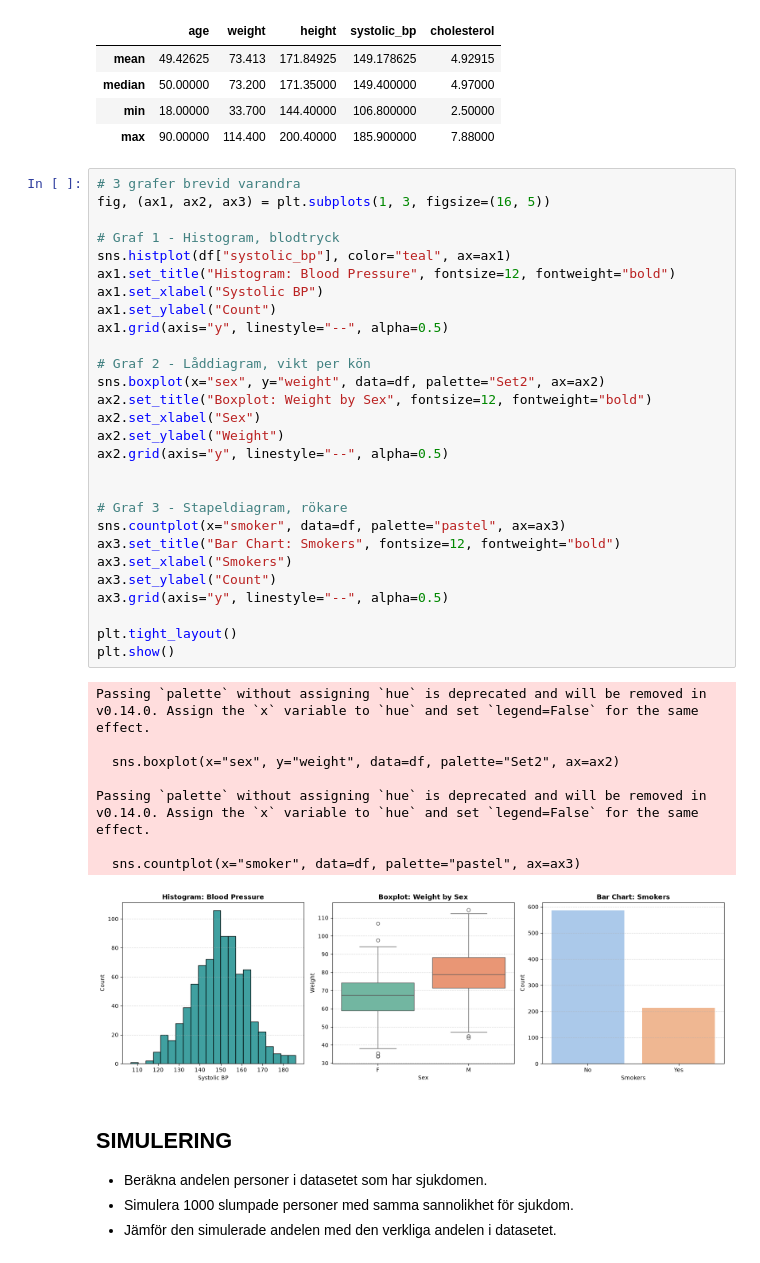
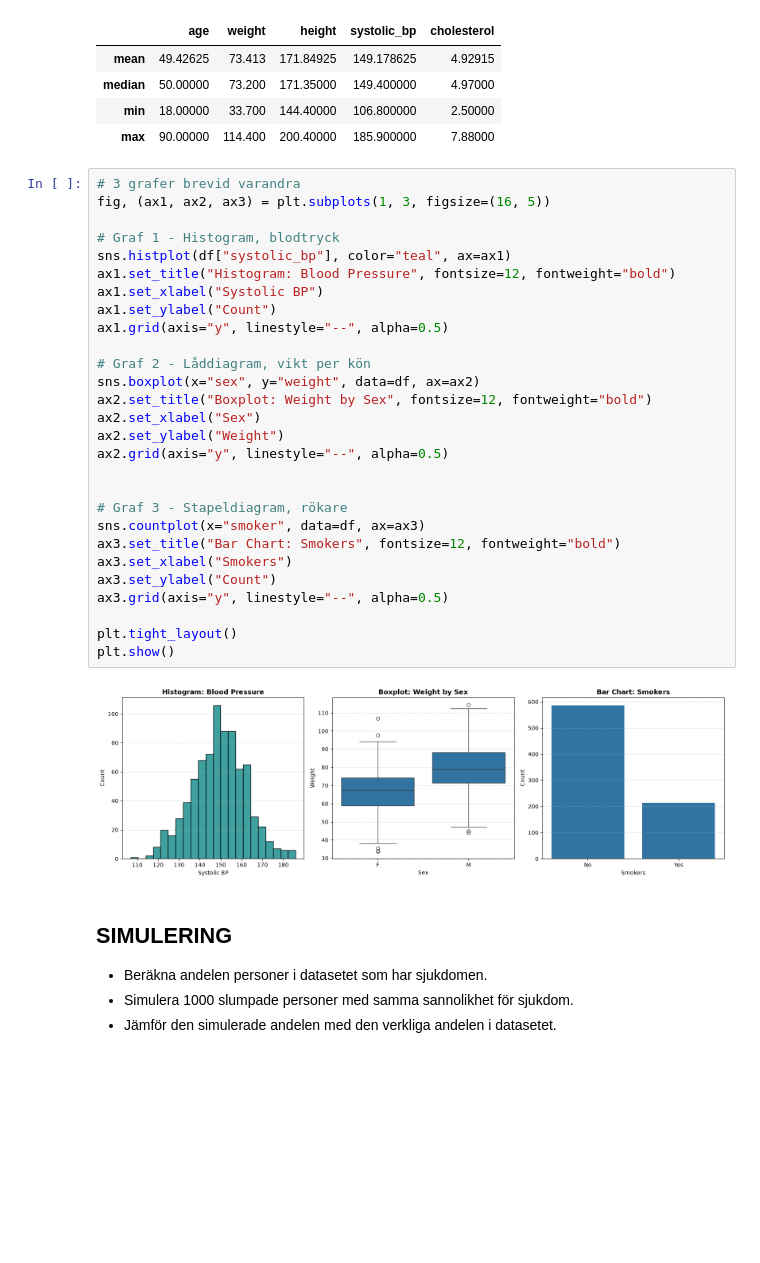
Before and after one commit to Feliciaastrom/halsostudie, a Jupyter notebook: health_study_1.ipynb, the cells around one changed output. Drawn from its saved outputs; the diff is of its cells as text; blank space fills up the shorter version.

```diff
--- a/health_study_1.ipynb
+++ b/health_study_1.ipynb
@@ -82,40 +82,33 @@ display(summary)
 # %%
 # 3 grafer brevid varandra
 fig, (ax1, ax2, ax3) = plt.subplots(1, 3, figsize=(16, 5))
 
 # Graf 1 - Histogram, blodtryck
 sns.histplot(df["systolic_bp"], color="teal", ax=ax1)
 ax1.set_title("Histogram: Blood Pressure", fontsize=12, fontweight="bold")
 ax1.set_xlabel("Systolic BP")
 ax1.set_ylabel("Count")
 ax1.grid(axis="y", linestyle="--", alpha=0.5)
 
 # Graf 2 - Låddiagram, vikt per kön
-sns.boxplot(x="sex", y="weight", data=df, palette="Set2", ax=ax2)
+sns.boxplot(x="sex", y="weight", data=df, ax=ax2)
 ax2.set_title("Boxplot: Weight by Sex", fontsize=12, fontweight="bold")
 ax2.set_xlabel("Sex")
 ax2.set_ylabel("Weight")
 ax2.grid(axis="y", linestyle="--", alpha=0.5)
 
 
 # Graf 3 - Stapeldiagram, rökare
-sns.countplot(x="smoker", data=df, palette="pastel", ax=ax3)
+sns.countplot(x="smoker", data=df, ax=ax3)
 ax3.set_title("Bar Chart: Smokers", fontsize=12, fontweight="bold")
 ax3.set_xlabel("Smokers")
 ax3.set_ylabel("Count")
 ax3.grid(axis="y", linestyle="--", alpha=0.5)
 
 plt.tight_layout()
 plt.show()
 # %% [output]
-Passing `palette` without assigning `hue` is deprecated and will be removed in v0.14.0. Assign the `x` variable to `hue` and set `legend=False` for the same effect.
-
-  sns.boxplot(x="sex", y="weight", data=df, palette="Set2", ax=ax2)
-
-Passing `palette` without assigning `hue` is deprecated and will be removed in v0.14.0. Assign the `x` variable to `hue` and set `legend=False` for the same effect.
-
-  sns.countplot(x="smoker", data=df, palette="pastel", ax=ax3)
-[figure, old version]
+[figure, new version]
 # %% [markdown]
 ## SIMULERING
 
```
